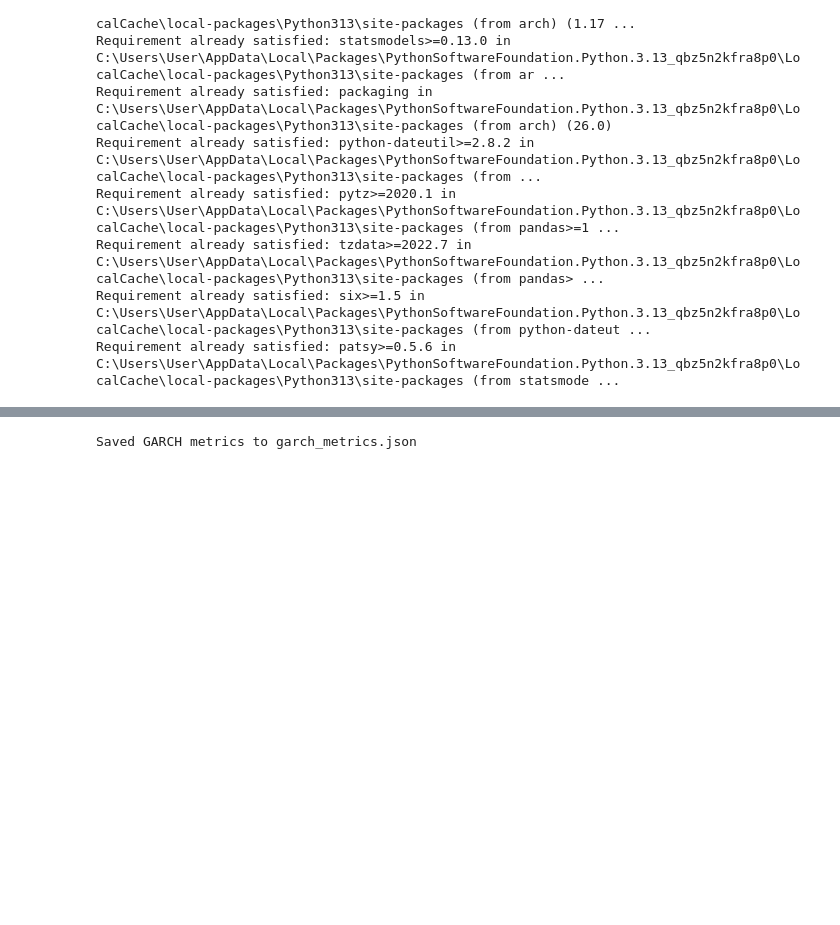
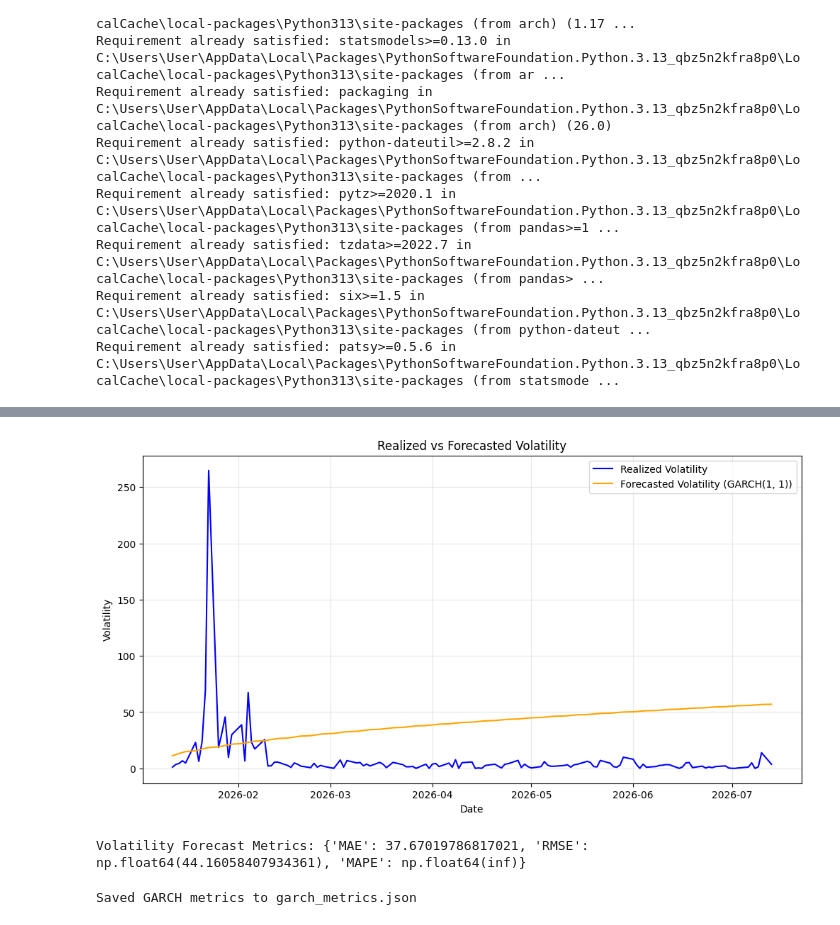
Before and after one commit to goyumsamuditha/Q2_time-series-forecasting, a Jupyter notebook: notebooks/Volatility_GARCH.ipynb, the cells around one changed output, grey strips where cells are left out. Drawn from its saved outputs; the diff is of its cells as text; code cells hidden in the pictures; blank space fills up the shorter version.

```diff
--- a/notebooks/Volatility_GARCH.ipynb
+++ b/notebooks/Volatility_GARCH.ipynb
@@ -67,6 +86,13 @@ beta[1]        0.6422      0.141      4.553  5.293e-06 [  0.366,  0.919]
 ========================================================================
 
 Covariance estimator: robust
+# %%
+# Forecast volatility over the test horizon
+garch_forecast = garch_fit.forecast(horizon=len(returns_test), reindex=False)
+forecasted_variance = garch_forecast.variance.values[-1]
+forecasted_volatility = np.sqrt(forecasted_variance)
+# %%
+realized_volatility = returns_test.abs().values
 # %%
 # Visualize volatility clusters
 plt.figure(figsize=(12, 6))
@@ -84,3 +110,21 @@ plt.show()
+# %%
+# compare volatility forecasts with actual observed fluctuations
+plt.figure(figsize=(12, 6))
+plt.plot(returns_test.index, realized_volatility, label='Realized Volatility', color='blue')
+plt.plot(returns_test.index, forecasted_volatility, label='Forecasted Volatility (GARCH(1, 1))', color='orange', linewidth=1.5)
+plt.title('Realized vs Forecasted Volatility')
+plt.xlabel('Date')
+plt.ylabel('Volatility')
+plt.legend()
+plt.grid(True, alpha=0.3)
+plt.show()
+# %% [output]
+[figure, added]
+# %%
+vol_metrics = get_metrics(realized_volatility, forecasted_volatility)
+print(f"Volatility Forecast Metrics: {vol_metrics}")
+# %% [output]
+Volatility Forecast Metrics: {'MAE': 37.67019786817021, 'RMSE': np.float64(44.16058407934361), 'MAPE': np.float64(inf)}
 # %%
 import json
 
```
Also changed, not shown: parts of 6 cells of this notebook.
